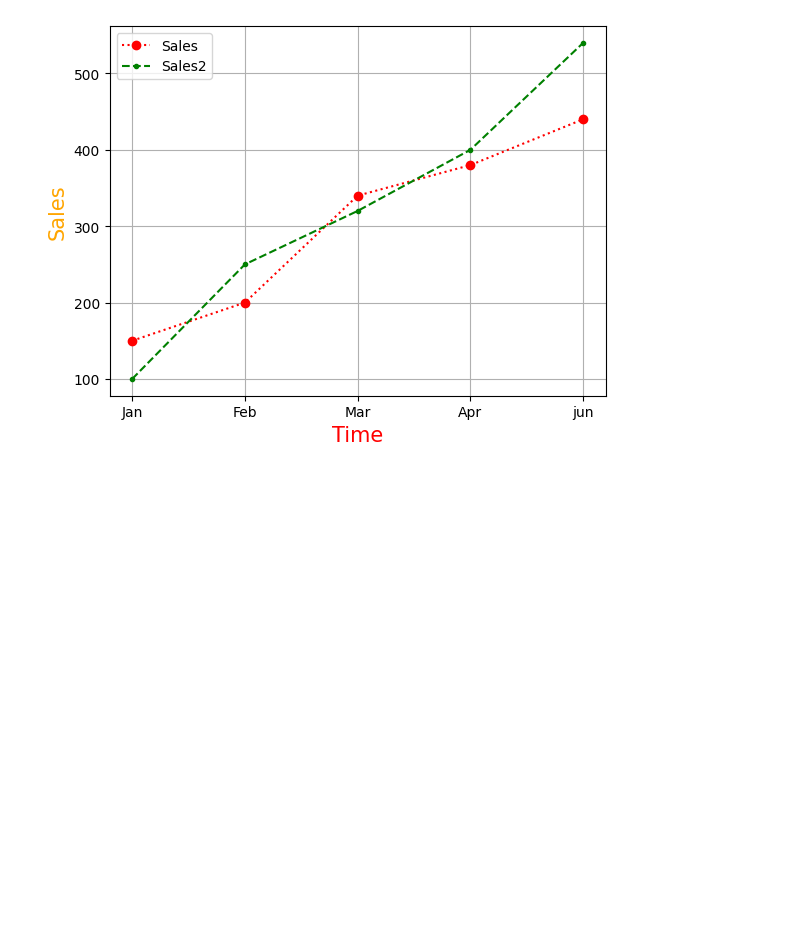
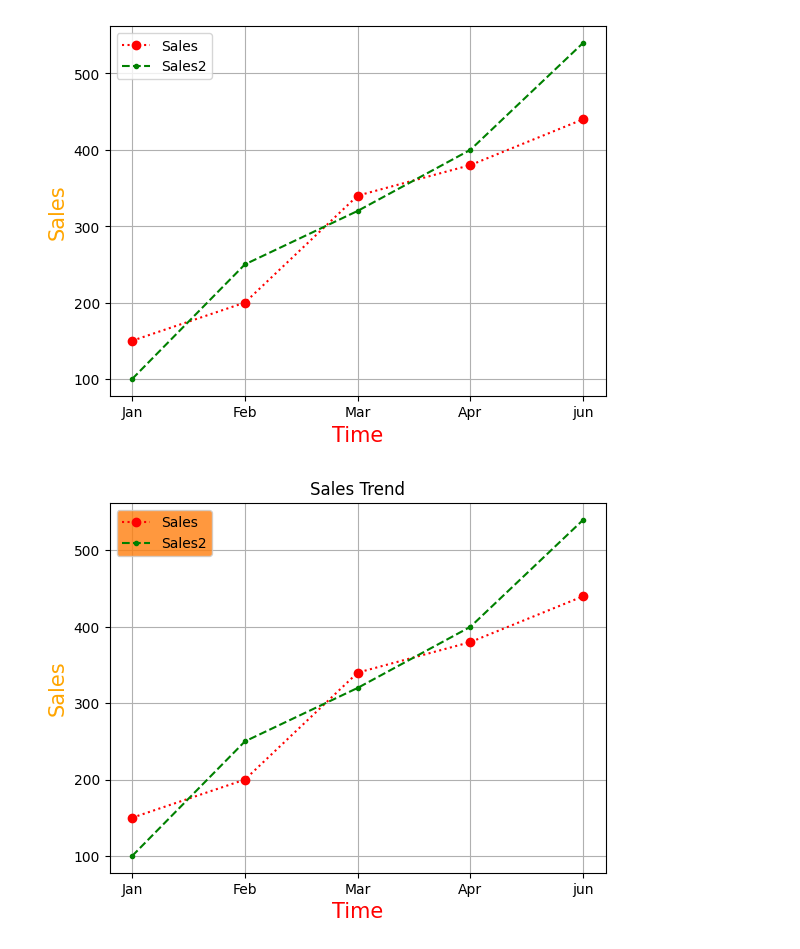
Before and after one commit to ARYANPATEL-BIT/learn-Pandas, a Jupyter notebook: matlotlibi_1.ipynb, the cells around one changed output. Drawn from its saved outputs; the diff is of its cells as text; code cells hidden in the pictures; blank space fills up the shorter version.

```diff
--- a/matlotlibi_1.ipynb
+++ b/matlotlibi_1.ipynb
@@ -79,3 +79,15 @@ plt.legend(loc = "best")  # loc to change the location of lables  (right (will b
 plt.show()
 # %% [output]
 [figure]
+# %%
+plt.plot(pandas_sales["Months"], pandas_sales['Sales'], 'r:', marker = "o", label = "Sales")  # if using label we must use plt.legends in order to tell python to display it
+plt.plot(pandas_sales["Months"], pandas_sales['Sales2'], 'g--', marker = ".", label = 'Sales2')  # g is for color and -- is for dash line , - is for normal line , "g " space is for no line and g: is for dotted line
+plt.xlabel('Time', size = 15 , color = 'r')  # r for red , g for green
+plt.ylabel("Sales", size = 15 ,color = 'orange')
+plt.grid(True)
+legend = plt.legend(loc = "best")  # loc to change the location of lables  (right (will be top right), left (will be top left) , lower right , lower left , center , best( to give the best position))
+legend.get_frame().set_facecolor('C1')   # C is for color and from 0 to 9 there are several different color
+plt.title('Sales Trend')  # title for the graph
+plt.show()
+# %% [output]
+[figure, added]
```
Also changed, not shown: parts of 6 cells of this notebook.
